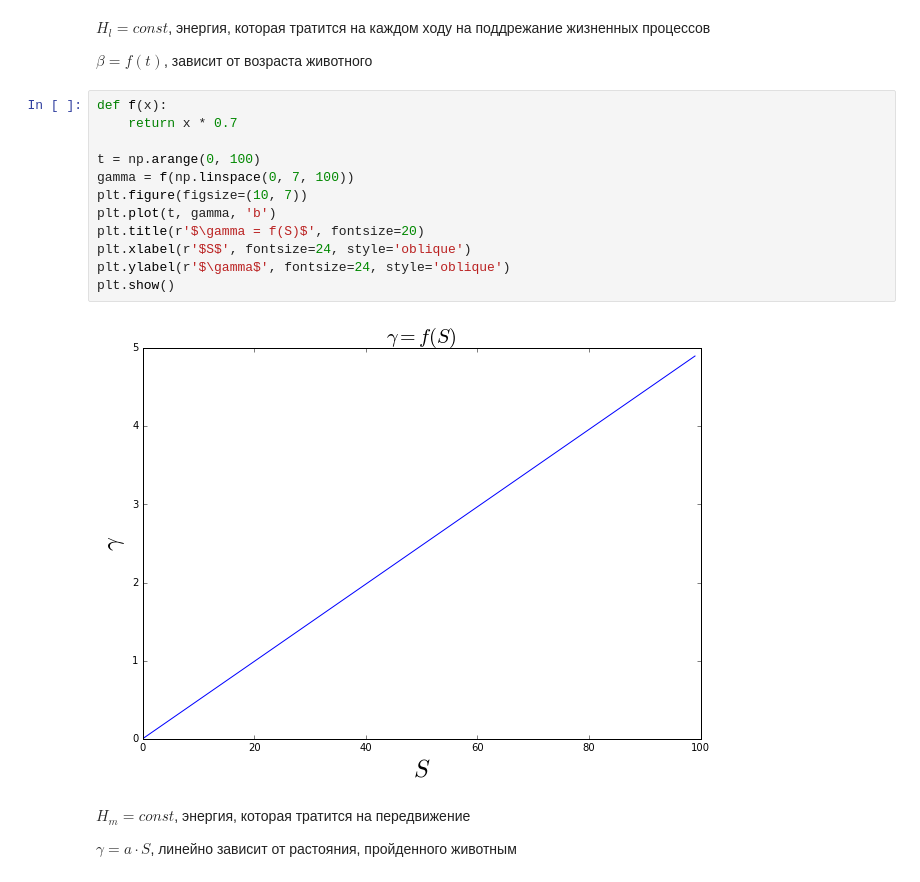
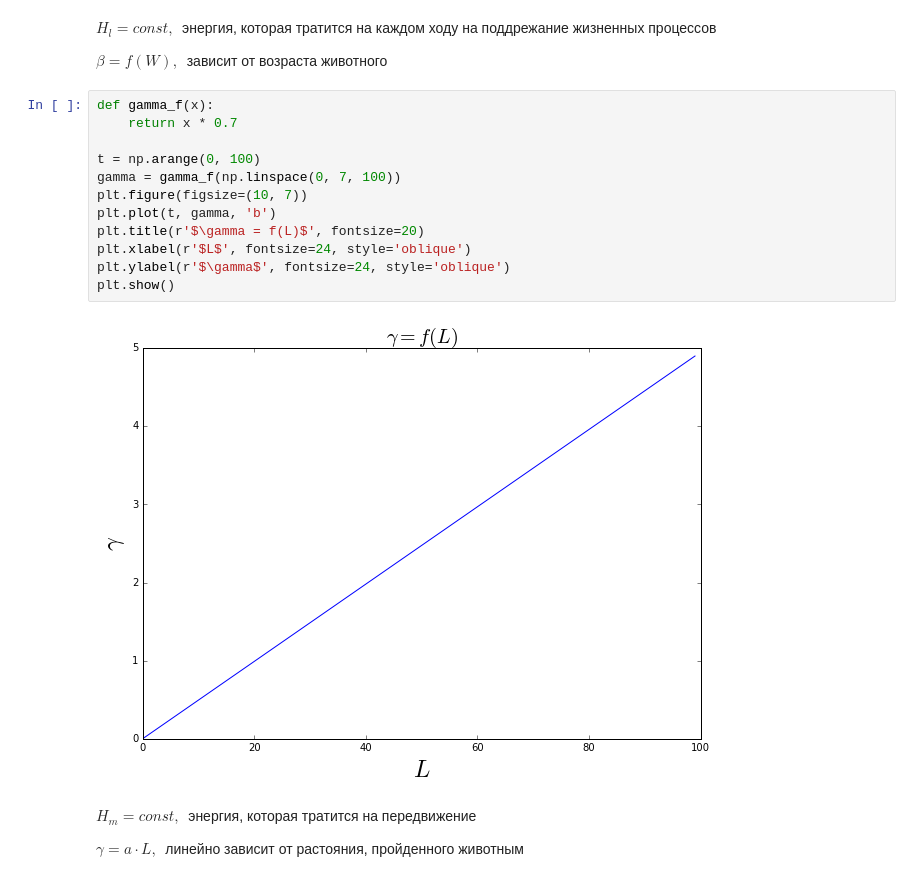
Before and after one commit to Zhuikov/predator-prey, a Jupyter notebook: notebooks/LifeModel.ipynb, the cells around one changed output. Saved outputs shown, nothing was run; the diff lists cells and outputs as text.

```diff
--- a/notebooks/LifeModel.ipynb
+++ b/notebooks/LifeModel.ipynb
@@ -48,24 +46,24 @@ plt.show()
 # %% [output]
 [figure]
 # %% [markdown]
-$H_l = const$, энергия, которая тратится на каждом ходу на поддрежание жизненных процессов
+$H_l = const, \:$ энергия, которая тратится на каждом ходу на поддрежание жизненных процессов
 
-$\beta = f(t)$, зависит от возраста животного
+$\beta = f(W), \:$ зависит от возраста животного
 # %%
-def f(x):
+def gamma_f(x):
     return x * 0.7
 
 t = np.arange(0, 100)
-gamma = f(np.linspace(0, 7, 100))
+gamma = gamma_f(np.linspace(0, 7, 100))
 plt.figure(figsize=(10, 7))
 plt.plot(t, gamma, 'b')
-plt.title(r'$\gamma = f(S)$', fontsize=20)
-plt.xlabel(r'$S$', fontsize=24, style='oblique')
+plt.title(r'$\gamma = f(L)$', fontsize=20)
+plt.xlabel(r'$L$', fontsize=24, style='oblique')
 plt.ylabel(r'$\gamma$', fontsize=24, style='oblique')
 plt.show()
 # %% [output]
-[figure, old version]
+[figure, new version]
 # %% [markdown]
-$H_m = const$, энергия, которая тратится на передвижение
+$H_m = const, \:$ энергия, которая тратится на передвижение
 
-$\gamma = a \cdot S$, линейно зависит от растояния, пройденного животным
+$\gamma = a \cdot L, \:$ линейно зависит от растояния, пройденного животным
```
Also changed, not shown: parts of 11 cells of this notebook.
